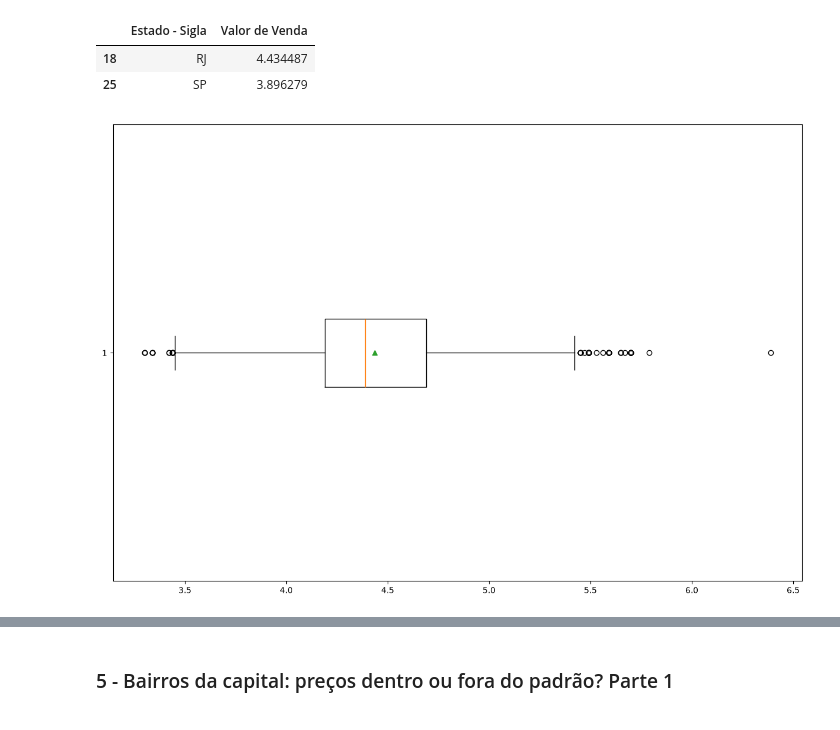
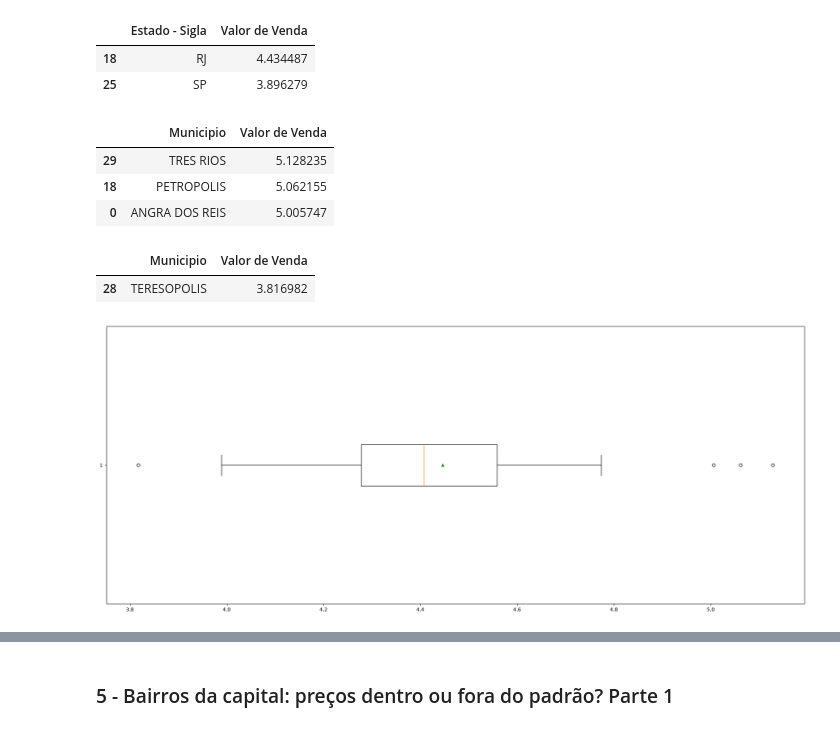
Before and after one commit to Vitorjsouza/UCII, a Jupyter notebook: projeto_combust.ipynb, the cells around one changed output, grey strips where cells are left out. Drawn from its saved outputs; the diff is of its cells as text; code cells hidden in the pictures.

```diff
--- a/projeto_combust.ipynb
+++ b/projeto_combust.ipynb
@@ -177,16 +177,31 @@ df_etanol_sp_rj
 | 25 | SP | 3.896279 |
 # %%
 df_etanol_rj = df_etanol.loc[df_etanol['Estado - Sigla'] == 'RJ']
-array_etanol_rj = np.array(df_etanol_rj['Valor de Venda'])
+df_munic_etanol_rj = df_etanol_rj.groupby('Municipio')['Valor de Venda'].mean().reset_index().sort_values(by= 'Valor de Venda', ascending= False)
+array_etanol_rj = np.array(df_munic_etanol_rj['Valor de Venda'])
 q1 = np.percentile(array_etanol_rj, 25)
 q2 = np.percentile(array_etanol_rj, 50)
 q3 = np.percentile(array_etanol_rj, 75)
 iqr = q3 - q1
 limite_superior = q3 + (1.5 * iqr)
 limite_inferior = q1 - (1.5 * iqr)
+# %%
+outilier_df_etanol_sup = df_munic_etanol_rj.loc[df_munic_etanol_rj['Valor de Venda'] > limite_superior]
+outilier_df_etanol_sup
+# %% [output]
+|  | Municipio | Valor de Venda |
+| 29 | TRES RIOS | 5.128235 |
+| 18 | PETROPOLIS | 5.062155 |
+| 0 | ANGRA DOS REIS | 5.005747 |
+# %%
+outilier_df_etanol_inf = df_munic_etanol_rj.loc[df_munic_etanol_rj ['Valor de Venda'] < limite_inferior]
+outilier_df_etanol_inf
+# %% [output]
+|  | Municipio | Valor de Venda |
+| 28 | TERESOPOLIS | 3.816982 |
 # %%
-plt.figure(figsize=(15,10))
+plt.figure(figsize=(25,10))
 plt.boxplot(array_etanol_rj, orientation='horizontal', showmeans= True) # showmeans é para mostrar a média
 plt.show()
 # %% [output]
-[figure, old version]
+[figure, new version]
```
Also changed, not shown: parts of 9 cells of this notebook.
